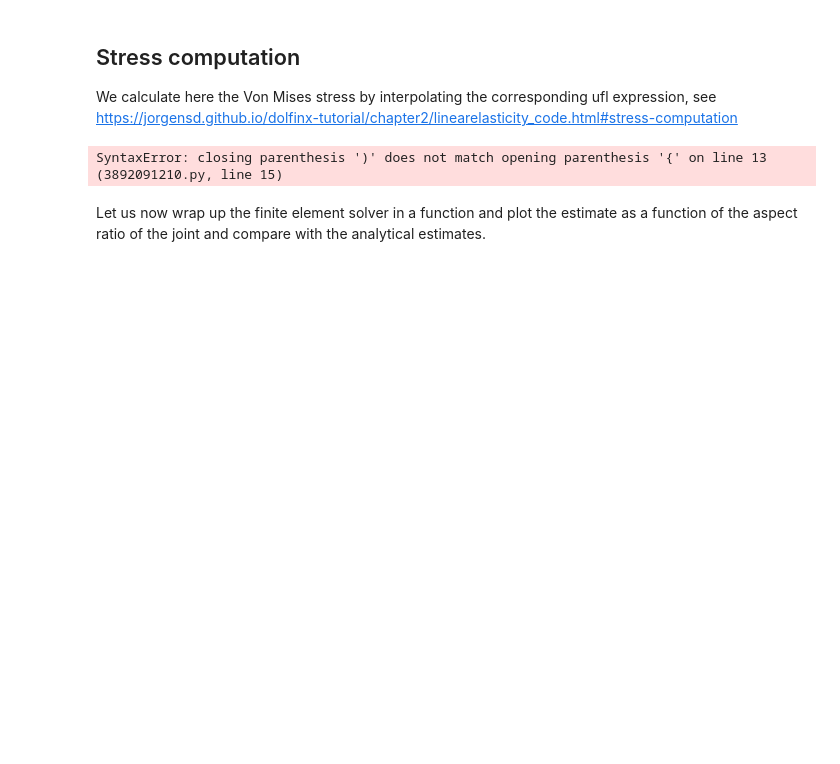
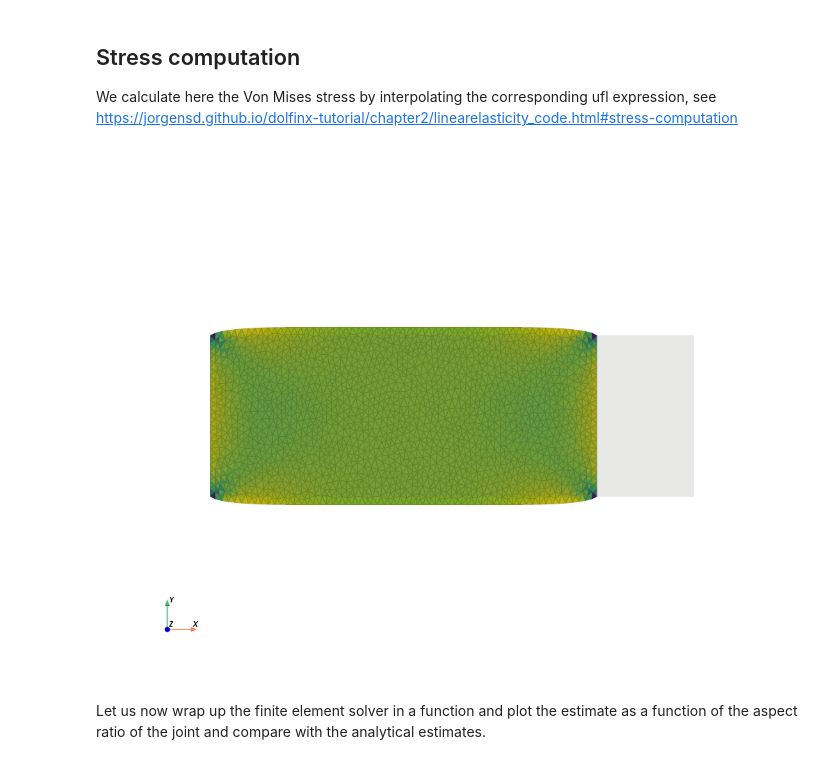
Before and after one commit to msolides-2022/fem-examples, a Jupyter notebook: 02-ElasticJoint.ipynb, the cells around one changed output. Cells and saved outputs as stored; diff of their text form; code cells hidden in the pictures; blank space fills up the shorter version.

```diff
--- a/02-ElasticJoint.ipynb
+++ b/02-ElasticJoint.ipynb
@@ -162,24 +170,25 @@ stress = sigma(eps(uh))
 # %%
 V_stress_scalar = dolfinx.fem.functionspace(domain, ("DG", 0))
 
+stress_xx_function = dolfinx.fem.Function(V_stress_scalar, name="sigmaxx")
 stress_xx_expr = dolfinx.fem.Expression(stress[0,0], V_stress_scalar.element.interpolation_points())
-stress_xx_function = dolfinx.fem.Function(V_stress_scalar,name="sigmaxx")
 stress_xx_function.interpolate(stress_xx_expr)
+
 p = pyvista.Plotter()
 actor_0 = p.add_mesh(grid, style="surface", color="gray",opacity=0.15,)
 
 field_label = r"$\sigma_{xx}$"
-warped.cell_data[field_label] = stress_xx_function.vector.array
+warped.cell_data[field_label] = stress_xx_function.x.array
 warped.set_active_scalars(field_label)
-p.add_mesh(warped, show_scalar_bar=True, clim=[-2, -1],show_edges=True,edge_opacity=.2,
+p.add_mesh(warped, show_scalar_bar=False, clim=[-2, -1],show_edges=True,edge_opacity=.2,
            scalar_bar_args={'title': field_label, 'vertical': False, #'height': 0.5, 'width': 0.05,
                             #'position_x': .9, 'position_y': 0.25
                             }
            )
 p.show_axes()
 p.view_xy()
 p.show()
 # %% [output]
-SyntaxError: closing parenthesis ')' does not match opening parenthesis '{' on line 13 (3892091210.py, line 15)
+[figure, added]
 # %% [markdown]
 Let us now wrap up the finite element solver in a function and plot the estimate as a function of the aspect ratio of the joint and compare with the analytical estimates.
```
Also changed, not shown: parts of 9 cells of this notebook, 5 other files.
